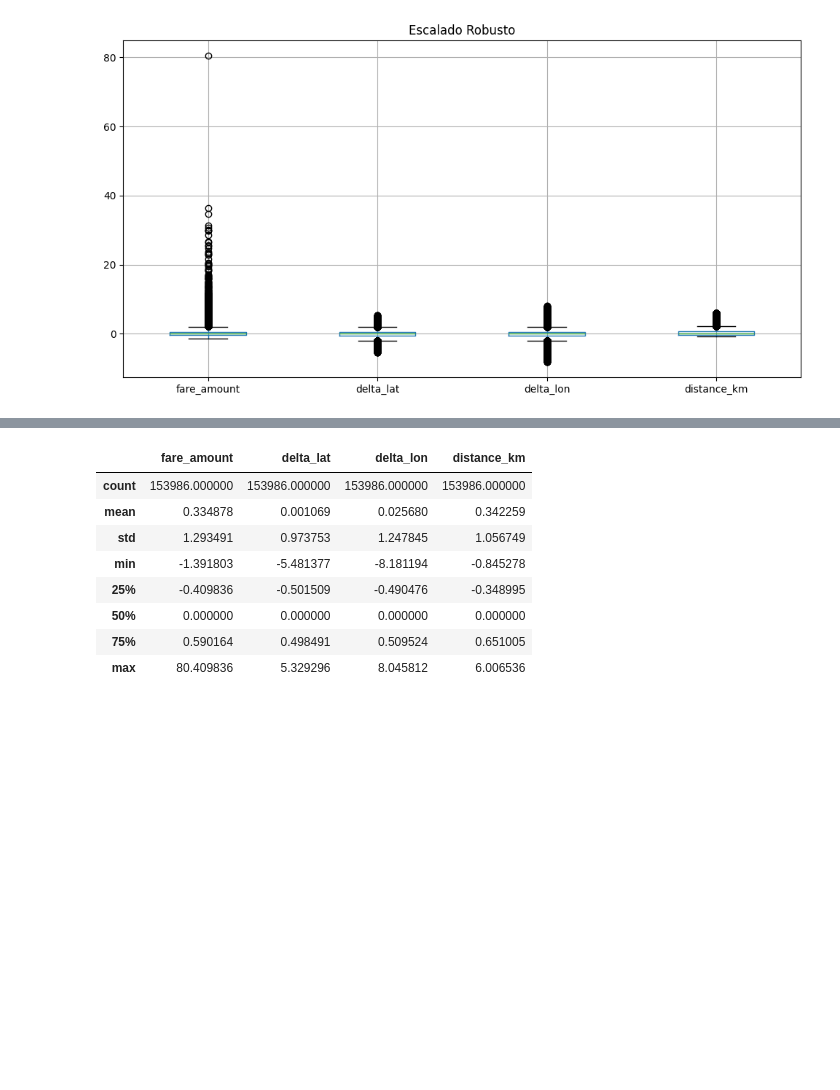
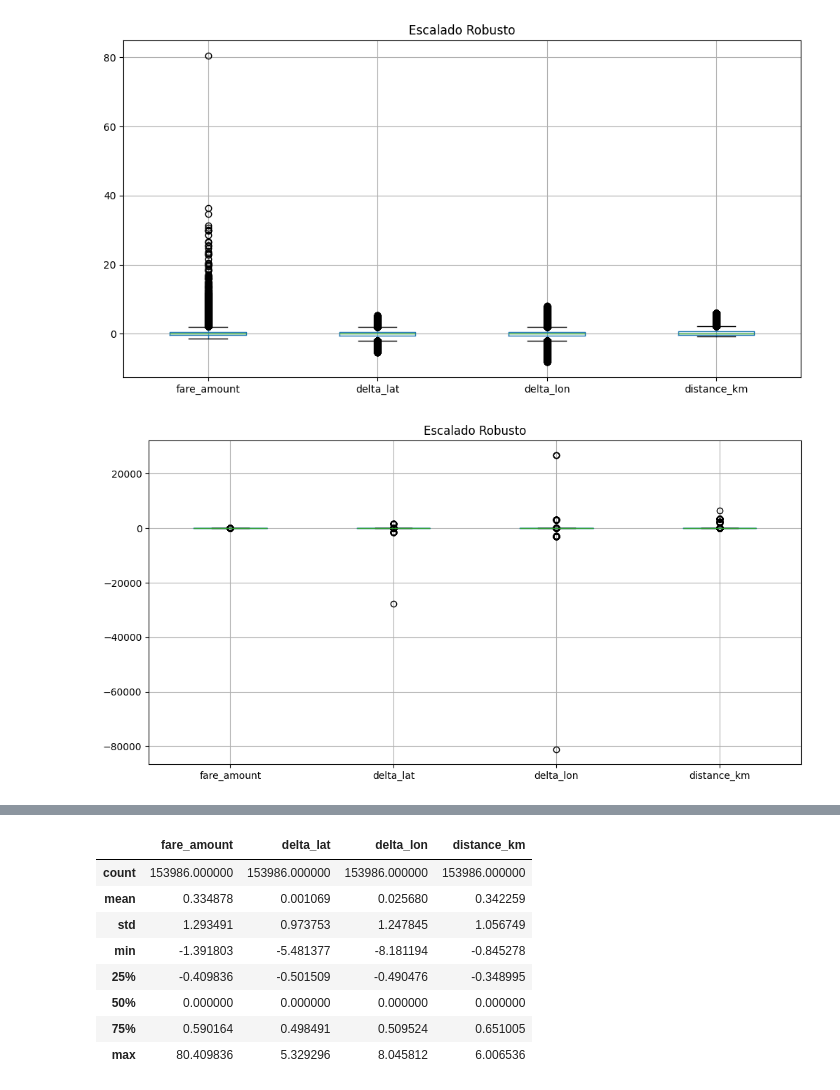
Before and after one commit to CaterinaMartinezD/AA1-TUIA-2025C1-Casado-MartinezDufour, a Jupyter notebook: TP-Regresion-AA1-2025C1.ipynb, the cells around one changed output, grey strips where cells are left out. Drawn from its saved outputs; the diff is of its cells as text; code cells hidden in the pictures; blank space fills up the shorter version.

```diff
--- a/TP-Regresion-AA1-2025C1.ipynb
+++ b/TP-Regresion-AA1-2025C1.ipynb
@@ -668,3 +668,10 @@ plt.title('Escalado Robusto')
 plt.show()
 # %% [output]
 [figure]
+# %%
+plt.figure(figsize=(12, 6))
+test_df.boxplot(column=columnas)
+plt.title('Escalado Robusto')
+plt.show()
+# %% [output]
+[figure, added]
```
Also changed, not shown: parts of 5 cells of this notebook, 3 other files.
